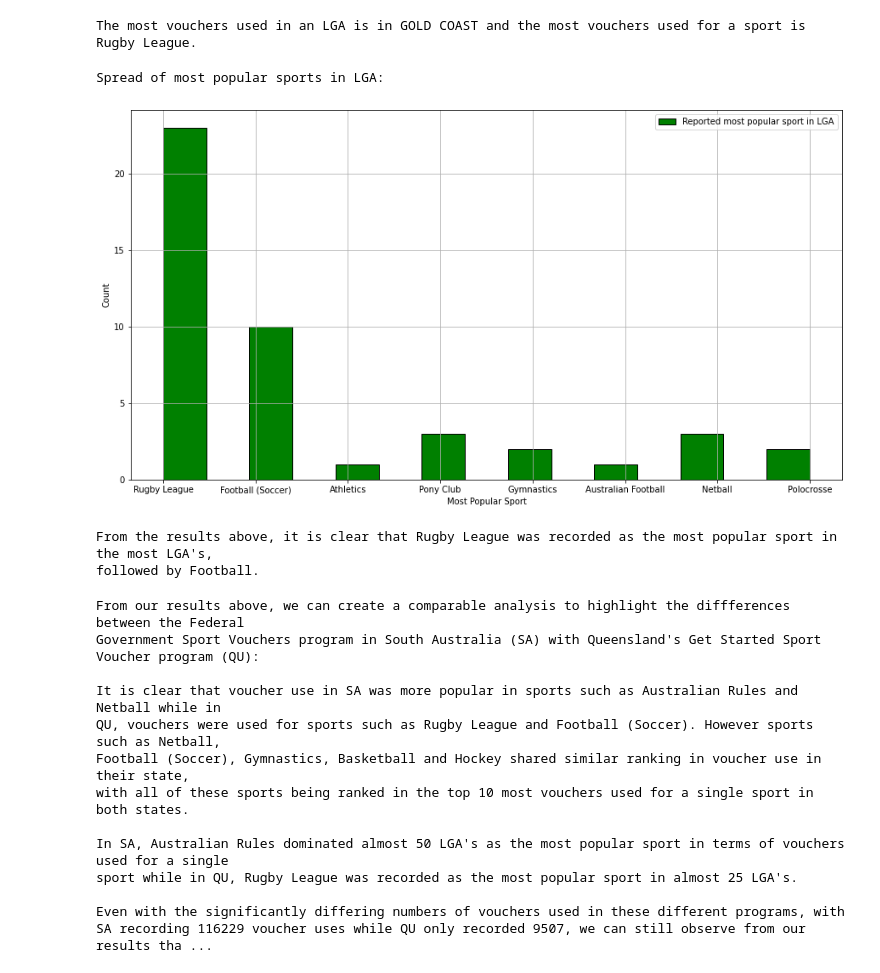
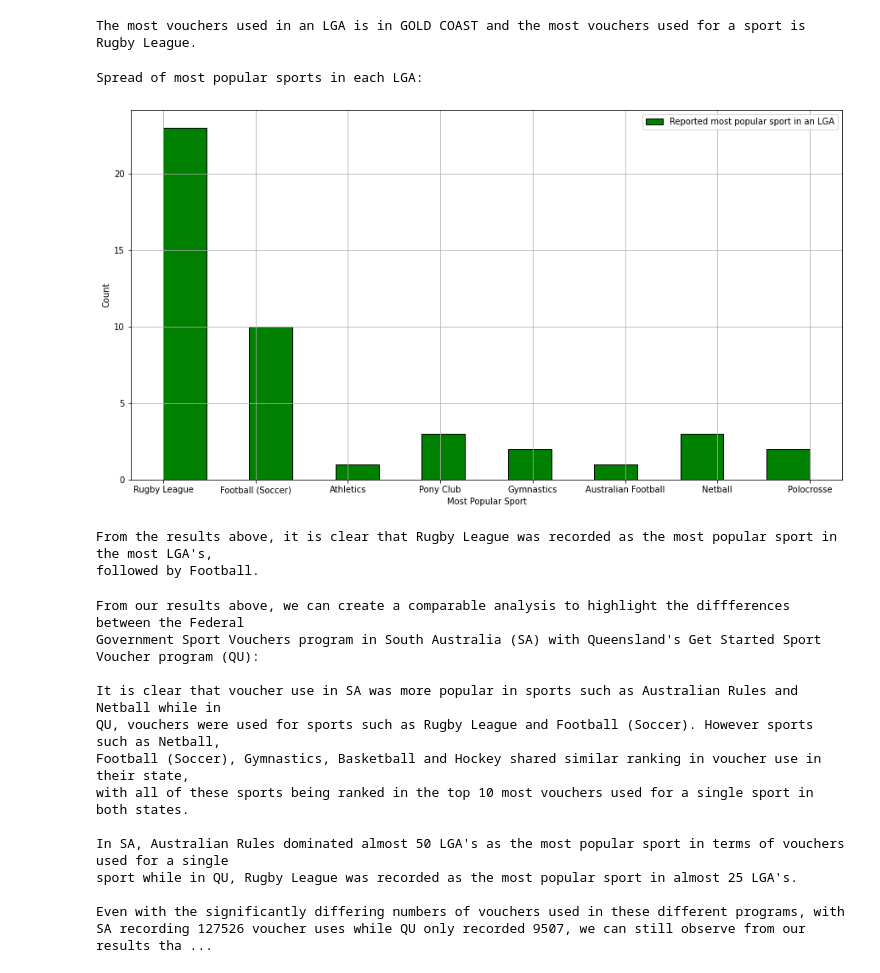
Before and after one commit to MQCOMP2200-S2-2021/data-science-portfolio-JoeB-cybersecurity, a Jupyter notebook: Portfolio 2.ipynb, the cells around one changed output. Saved outputs shown, nothing was run; the diff lists cells and outputs as text; code cells hidden in the pictures.

```diff
--- a/Portfolio 2.ipynb
+++ b/Portfolio 2.ipynb
@@ -340,26 +352,26 @@ The most vouchers used in an LGA is in GOLD COAST and the most vouchers used for
 # %%
 Sport = [0] * len(qld_vouchers_scores["LGA"].unique())
 LGA_pop = [0] * len(qld_vouchers_scores["LGA"].unique())
 
 def most_popular_sport(LGA,i):
     while i < len(LGA):
-        Sport[i] = qld_vouchers_scores[qld_vouchers_scores["LGA"] == LGA[i]]['Participation Activity'].value_counts().idxmax()
+        Sport[i] = qld_vouchers_scores[qld_vouchers_scores["LGA"]  == LGA[i]]['Participation Activity'].value_counts().idxmax()
         LGA_pop[i] = LGA[i]
         i = i + 1
 
 most_popular_sport(qld_vouchers_scores["LGA"].unique(),0)
-combine = [LGA_pop,Sport]
+combine = {'LGA':LGA_pop,'Sport':Sport}
 df = pd.DataFrame(data=combine)
 
 plt.figure(figsize=(15,8))
-df.iloc[1].hist(color='green', edgecolor='black', label="Reported most popular sport in LGA",bins=15)
+df["Sport"].hist(color='green', edgecolor='black', label="Reported most popular sport in an LGA", bins=15)
 plt.xlabel('Most Popular Sport')
 plt.ylabel('Count')
 plt.legend()
-print("Spread of most popular sports in LGA:")
+print("Spread of most popular sports in each LGA:")
 # %% [output]
-Spread of most popular sports in LGA:
+Spread of most popular sports in each LGA:
-[figure, old version]
+[figure, new version]
 # %%
 print("From the results above, it is clear that Rugby League was recorded as the most popular sport in the most "
       "LGA's,\nfollowed by Football.")
@@ -378,7 +390,7 @@ print("It is clear that voucher use in SA was more popular in sports such as Aus
 print("In SA, Australian Rules dominated almost 50 LGA's as the most popular sport in terms of vouchers used for a single\nsport"
      " while in QU, Rugby League was recorded as the most popular sport in almost 25 LGA's.\n")
 
-print("Even with the significantly differing numbers of vouchers used in these different programs, with SA recording 116229 voucher uses"
+print("Even with the significantly differing numbers of vouchers used in these different programs, with SA recording 127526 voucher uses"
      " while QU only recorded 9507, we can still observe from our results that SA and QU have some similarities with"
      " the spread of vouchers vs sports, with some sports being popular in both states and some differences, with some"
      "dominant sports in one state being unpopular in another state.")
@@ -394,4 +406,4 @@ with all of these sports being ranked in the top 10 most vouchers used for a sin
 In SA, Australian Rules dominated almost 50 LGA's as the most popular sport in terms of vouchers used for a single
 sport while in QU, Rugby League was recorded as the most popular sport in almost 25 LGA's.
 
-Even with the significantly differing numbers of vouchers used in these different programs, with SA recording 116229 voucher uses while QU only recorded 9507, we can still observe from our results tha ...
+Even with the significantly differing numbers of vouchers used in these different programs, with SA recording 127526 voucher uses while QU only recorded 9507, we can still observe from our results tha ...
```
Also changed, not shown: parts of 17 cells of this notebook.
